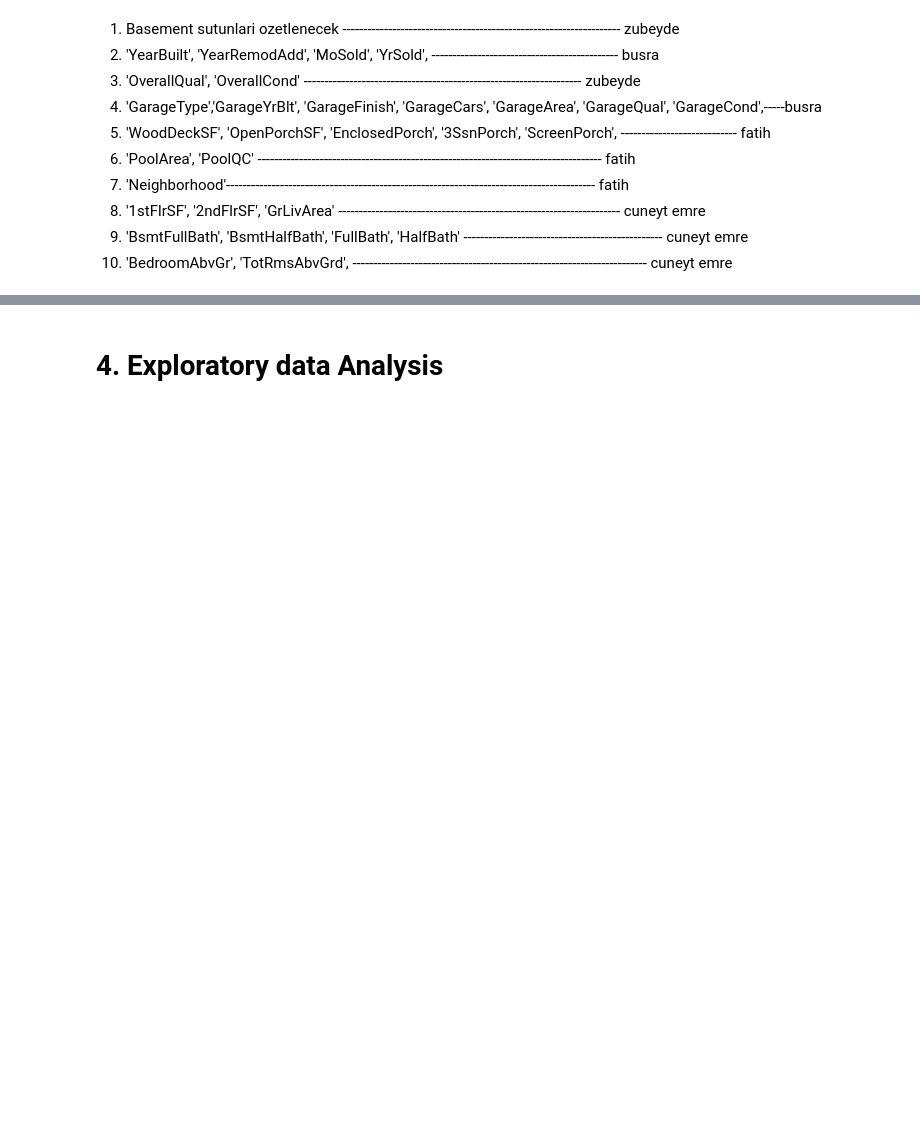
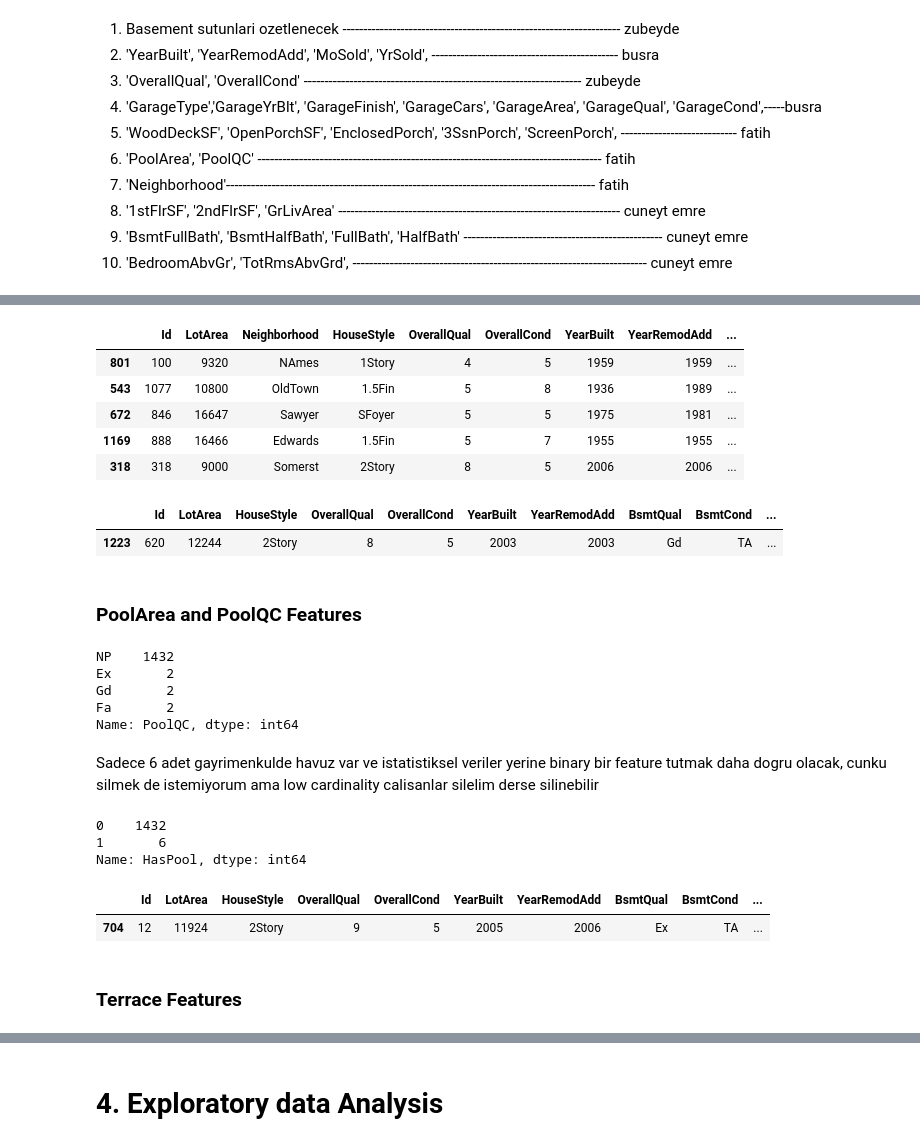
Before and after one commit to fatih-ml/Kaggle-Real-Estate-Competition-FeatureEngineering, a Jupyter notebook: Kaggle_house_prices_EDA.ipynb, the cells around one changed output, grey strips where cells are left out. Drawn from its saved outputs; the diff is of its cells as text; code cells hidden in the pictures; blank space fills up the shorter version.

```diff
--- a/Kaggle_house_prices_EDA.ipynb
+++ b/Kaggle_house_prices_EDA.ipynb
@@ -287,0 +290,5 @@ len(df3.columns)
+# %%
+median_price_neighborhood = df3.groupby('Neighborhood')['SalePrice'].median().reset_index()
+                            #reset_index --> index neighborhood iken onu dusurur ve rakamsal indexli bir df doner
+median_price_neighborhood.columns = ['Neighborhood', 'N_Median_Price']
+median_price_neighborhood
@@ -287,0 +313,11 @@ len(df3.columns)
+# %%
+df3 = pd.merge(df3, median_price_neighborhood, on='Neighborhood')
+# %%
+df3.sample(5)
+# %% [output]
+|  | Id | LotArea | Neighborhood | HouseStyle | OverallQual | OverallCond | YearBuilt | YearRemodAdd | ... |
+| 801 | 100 | 9320 | NAmes | 1Story | 4 | 5 | 1959 | 1959 | ... |
+| 543 | 1077 | 10800 | OldTown | 1.5Fin | 5 | 8 | 1936 | 1989 | ... |
+| 672 | 846 | 16647 | Sawyer | SFoyer | 5 | 5 | 1975 | 1981 | ... |
+| 1169 | 888 | 16466 | Edwards | 1.5Fin | 5 | 7 | 1955 | 1955 | ... |
+| 318 | 318 | 9000 | Somerst | 2Story | 8 | 5 | 2006 | 2006 | ... |
@@ -287,0 +326,18 @@ len(df3.columns)
+# %%
+df3.sample()
+# %% [output]
+|  | Id | LotArea | HouseStyle | OverallQual | OverallCond | YearBuilt | YearRemodAdd | BsmtQual | BsmtCond | ... |
+| 1223 | 620 | 12244 | 2Story | 8 | 5 | 2003 | 2003 | Gd | TA | ... |
+# %% [markdown]
+### PoolArea and PoolQC Features
+# %%
+df3.PoolQC.value_counts()
+# %% [output]
+NP    1432
+Ex       2
+Gd       2
+Fa       2
+Name: PoolQC, dtype: int64
+# %% [markdown]
+Sadece 6 adet gayrimenkulde havuz var ve istatistiksel veriler yerine binary bir feature tutmak daha dogru olacak,
+cunku silmek de istemiyorum ama low cardinality calisanlar silelim derse silinebilir
@@ -287,0 +350,6 @@ len(df3.columns)
+# %%
+df3.HasPool.value_counts()
+# %% [output]
+0    1432
+1       6
+Name: HasPool, dtype: int64
@@ -287,0 +358,7 @@ len(df3.columns)
+# %%
+df3.sample(1)
+# %% [output]
+|  | Id | LotArea | HouseStyle | OverallQual | OverallCond | YearBuilt | YearRemodAdd | BsmtQual | BsmtCond | ... |
+| 704 | 12 | 11924 | 2Story | 9 | 5 | 2005 | 2006 | Ex | TA | ... |
+# %% [markdown]
+### Terrace Features
```
Also changed, not shown: parts of 20 cells of this notebook.
